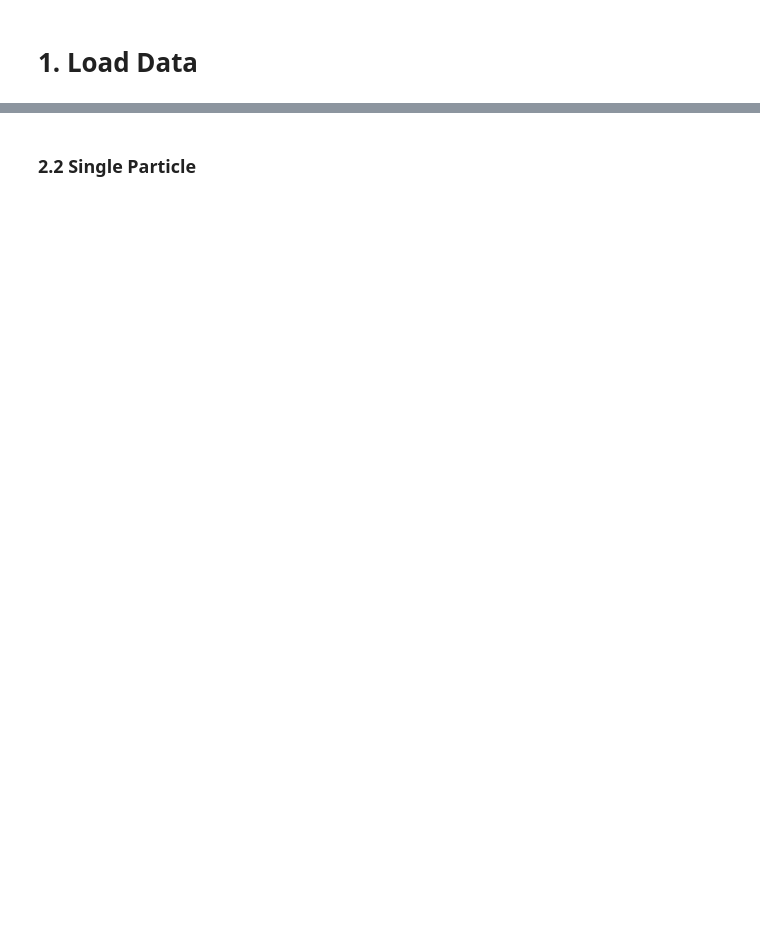
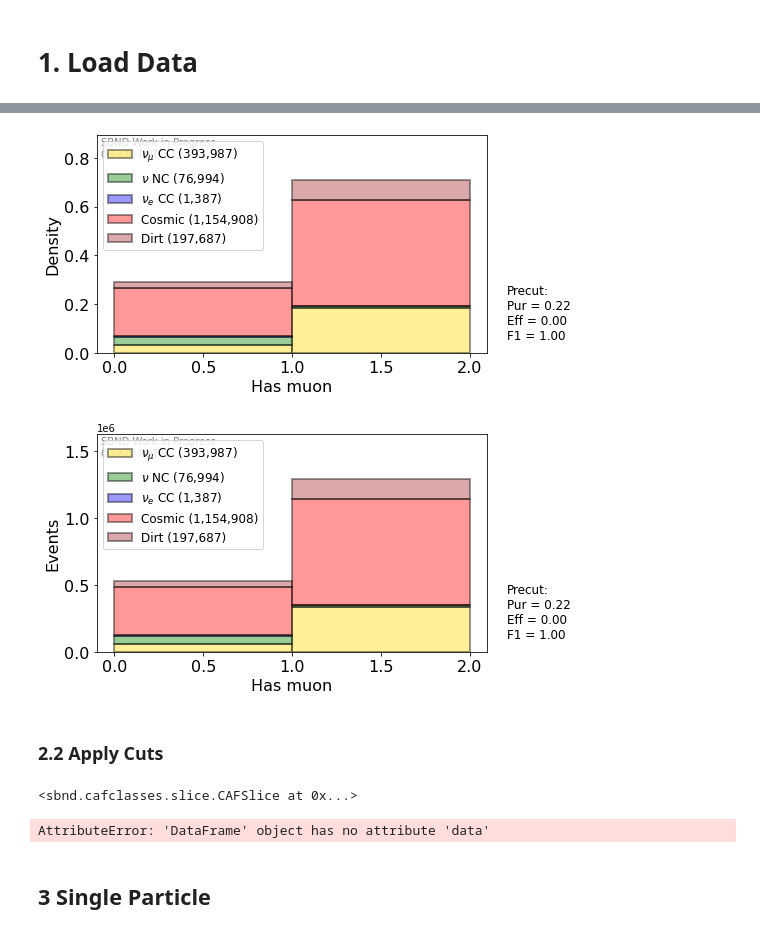
Before and after one commit to bear-is-asleep/mynumu_reco, a Jupyter notebook: reco_events.ipynb, the cells around one changed output, grey strips where cells are left out. Saved outputs shown, nothing was run; the diff lists cells and outputs as text; code cells hidden in the pictures; blank space fills up the shorter version.

```diff
--- a/reco_events.ipynb
+++ b/reco_events.ipynb
@@ -273,5 +313,55 @@ for dens in [True,False]:
+# %%
+#has muon
+has_muon = [s.data.cut.has_muon for s in slcs]
+cut_desc = 'Precut:' + '\n' + f'Pur = {pur[0]:.2f}' + '\n' + f'Eff = {eff[0]:.2f}' + '\n' + f'F1 = {f1[0]:.2f}'
+for dens in [True,False]:
+    fig,ax = makeplot.plot_hist(has_muon,labels,xlabel=r'Has muon',colors=colors,weights=weights,edgecolor='k'
+                                ,histtype='barstacked',lw=2,bins=[0,1,2],density=dens,alpha=0.4)
+    if dens: ax.set_ylabel('Density')
+    else: ax.set_ylabel('Events')
+    ax.set_ylim(None,ax.get_ylim()[1]*1.2) #small padding on top
+    plotters.add_label(ax,LABEL,where='topleft',color='gray',fontsize=10)
+    plotters.add_label(ax,cut_desc,where='bottomrightoutside',color='black',fontsize=12)
+    plotters.set_style(ax)
+    if SAVE_PLOT:
+        if dens: plot_dir = f'{PLOT_DIR}/dens'
+        else: plot_dir = f'{PLOT_DIR}/counts'
+        plotters.save_plot('has_muon_precut',fig=fig,folder_name=plot_dir)
+        plt.close()
+# %% [output]
+[figure, added]
+[figure, added]
+# %% [markdown]
+### 2.2 Apply Cuts
+# %%
+cut_slcs = slcs.copy()
+cut_slcs[0]
+# %% [output]
+<sbnd.cafclasses.slice.CAFSlice at 0x...>
+# %%
+#FV
+cut_slcs = [s.data[s.data.cut.cosmic] for s in cut_slcs]
+fv = [s.data.cut.fv for s in cut_slcs]
+weights = [s.data[s.data.cut.total].genweight for s in cut_slcs]
+cut_desc = 'Cosmic Cut:' + '\n' + f'Pur = {pur[1]:.2f}' + '\n' + f'Eff = {eff[1]:.2f}' + '\n' + f'F1 = {f1[1]:.2f}'
+for dens in [True,False]:
+    fig,ax = makeplot.plot_hist(fv,labels,xlabel=r'FV',colors=colors,weights=weights,edgecolor='k'
+                                ,histtype='barstacked',lw=2,bins=[0,1,2],density=dens,alpha=0.4)
+    if dens: ax.set_ylabel('Density')
+    else: ax.set_ylabel('Events')
+    ax.set_ylim(None,ax.get_ylim()[1]*1.2) #small padding on top
+    plotters.add_label(ax,LABEL,where='topleft',color='gray',fontsize=10)
+    plotters.add_label(ax,cut_desc,where='bottomrightoutside',color='black',fontsize=12)
+    plotters.set_style(ax)
+    if SAVE_PLOT:
+        if dens: plot_dir = f'{PLOT_DIR}/dens'
+        else: plot_dir = f'{PLOT_DIR}/counts'
+        plotters.save_plot('fv_cosmiccut',fig=fig,folder_name=plot_dir)
+        plt.close()
+# %% [output]
+AttributeError: 'DataFrame' object has no attribute 'data'
 # %% [markdown]
-### 2.2 Single Particle
+## 3 Single Particle
 # %%
 #Reco particles and slices
 muon,proton,pion = pfp.get_particles([13,2212,211],use_reco=True)
```
Also changed, not shown: parts of 23 cells of this notebook, 1 other file.
